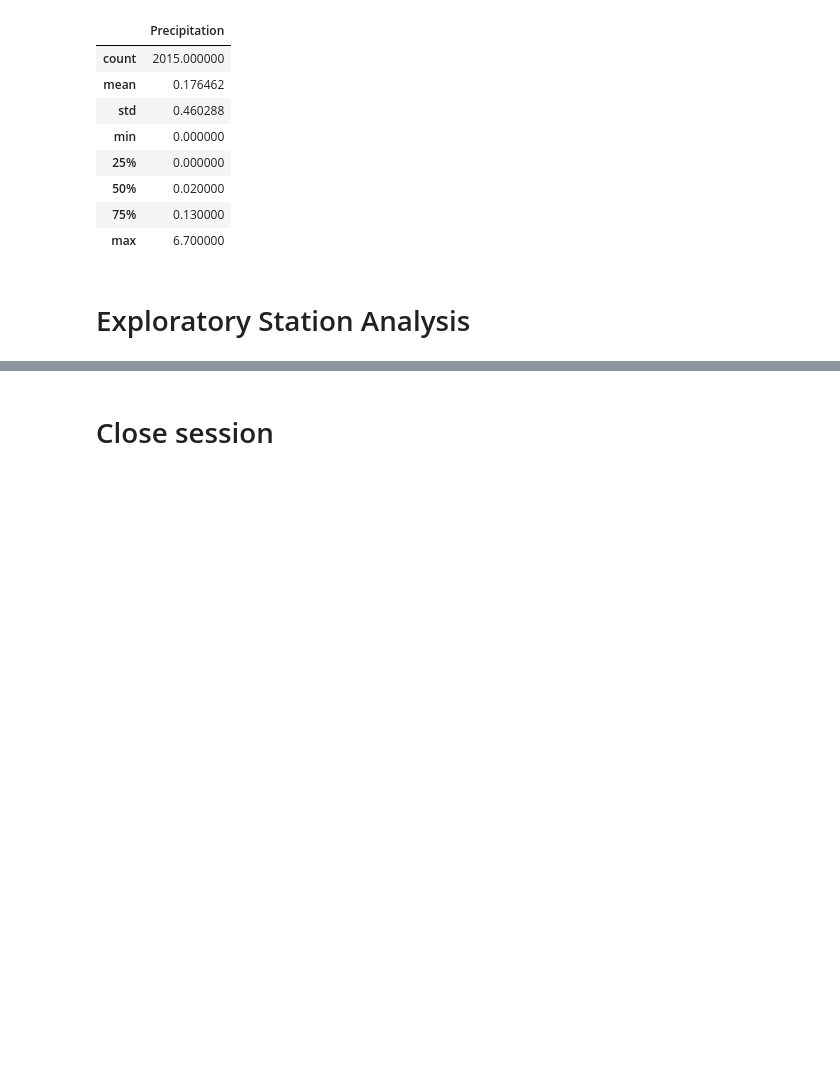
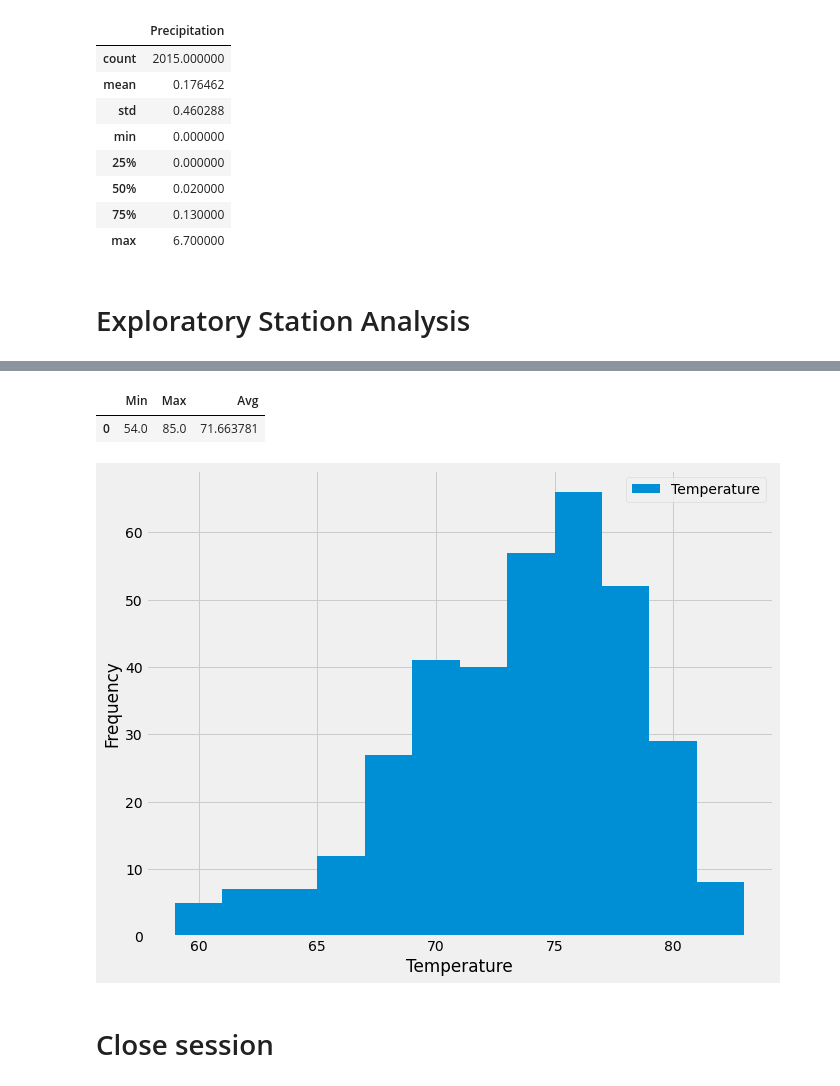
Before and after one commit to kellnergp/Hawaii-Weather-Simulated-API-Flask-App, a Jupyter notebook: climate_gpk.ipynb, the cells around one changed output, grey strips where cells are left out. Drawn from its saved outputs; the diff is of its cells as text; code cells hidden in the pictures; blank space fills up the shorter version.

Commit message:
station analysis

```diff
--- a/climate_gpk.ipynb
+++ b/climate_gpk.ipynb
@@ -138,6 +161,35 @@ prcp_df.describe()
+# %%
+# Using the most active station id from the previous query, calculate the lowest, highest, and average temperature.
+active_station = 'USC00519281'
+
+results = session.query(func.min(Measurement.tobs),\
+                       func.max(Measurement.tobs),\
+                       func.avg(Measurement.tobs)).filter(Measurement.station == active_station)
+
+minresult = results[0][0]
+maxresult = results[0][1]
+avgresult = results[0][2]
+
+temp_df = pd.DataFrame({'Min':minresult, 'Max':maxresult, 'Avg':avgresult}, index=[0])
+temp_df
+# %% [output]
+|  | Min | Max | Avg |
+| 0 | 54.0 | 85.0 | 71.663781 |
 # %%
 # Using the most active station id
 # Query the last 12 months of temperature observation data for this station and plot the results as a histogram
+temp_results = session.query(Measurement.tobs).filter(Measurement.date >= start_date)\
+                                            .filter(Measurement.station == active_station)
+
+temp_rows = [{'Temperature': result[0]} for result in temp_results]
+
+temp_df = pd.DataFrame(temp_rows)
+
+ax = temp_df.plot.hist(bins=12, figsize=(10,8))
+plt.xlabel('Temperature')
+plt.show()
+# %% [output]
+[figure, added]
 # %% [markdown]
 # Close session
 # %%
```
Also changed, not shown: parts of 4 cells of this notebook.
